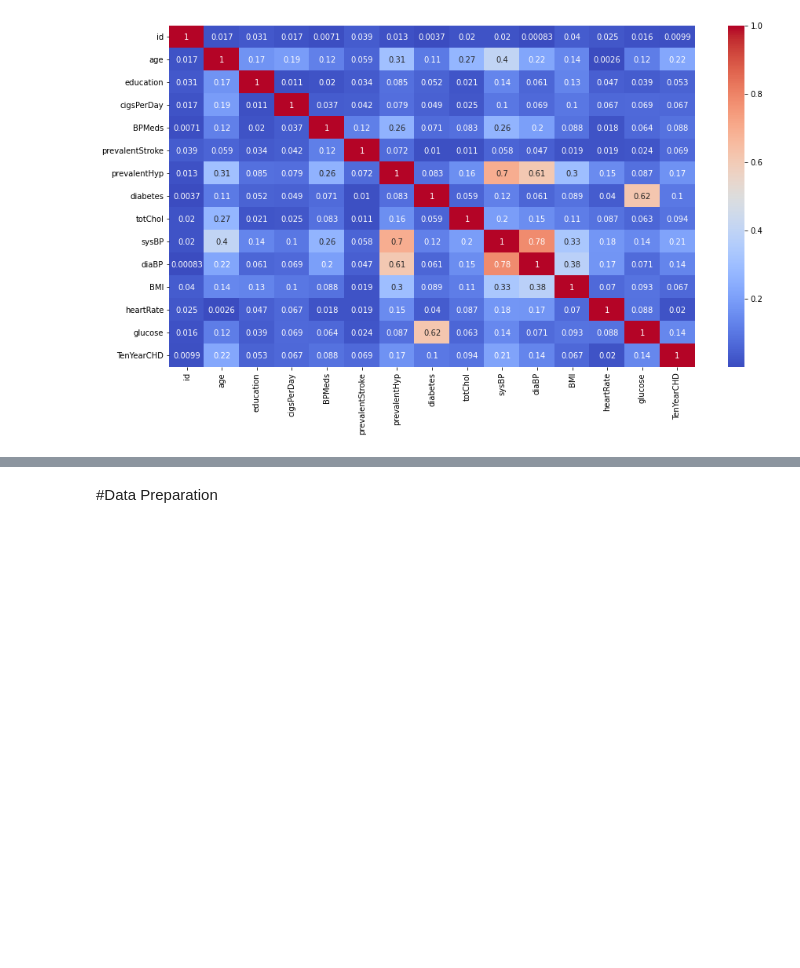
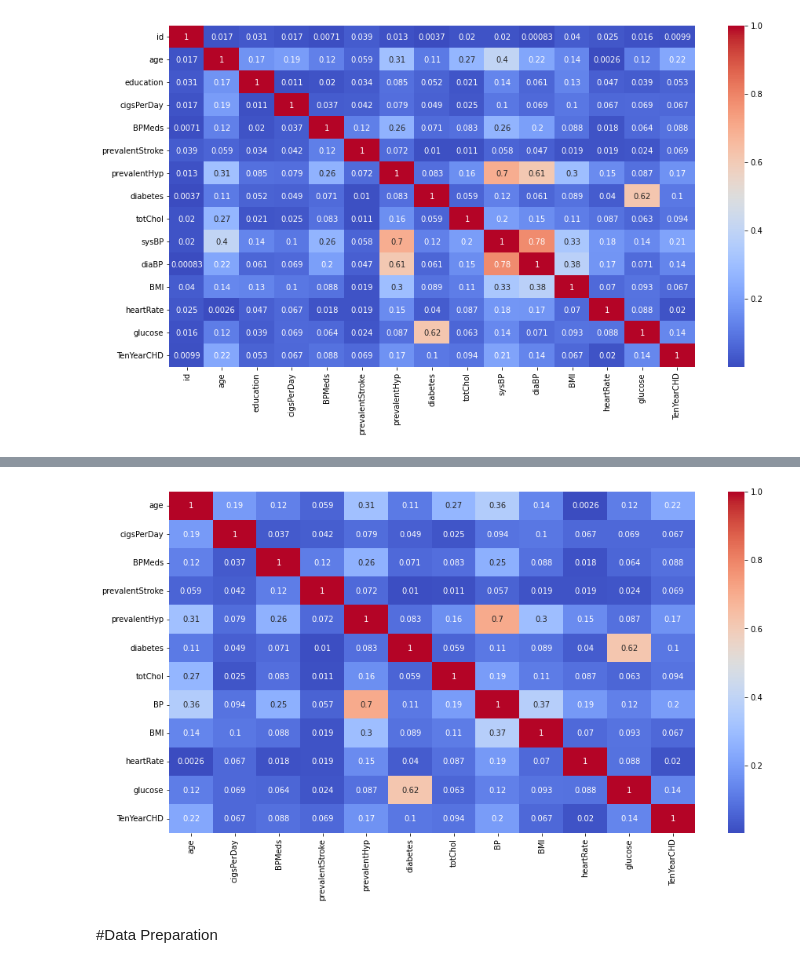
Before and after one commit to Ruchika810/ML-Classification, a Jupyter notebook: Cardiovascular_Risk.ipynb, the cells around one changed output, grey strips where cells are left out. Saved outputs shown, nothing was run; the diff lists cells and outputs as text; code cells hidden in the pictures; blank space fills up the shorter version.

```diff
--- a/Cardiovascular_Risk.ipynb
+++ b/Cardiovascular_Risk.ipynb
@@ -227,3 +229,5 @@ sns.heatmap(abs(correlation), annot=True, cmap='coolwarm')
 plt.show()
 # %% [output]
 [figure]
+# %%
+df['BP'] = (df['diaBP']+df['sysBP'])/2
@@ -229,0 +243,4 @@ plt.show()
+# %%
+df1 = df[['age', 'sex', 'cigsPerDay', 'BPMeds',
+       'prevalentStroke', 'prevalentHyp', 'diabetes', 'totChol',
+       'BP', 'BMI', 'heartRate', 'glucose', 'TenYearCHD']]
@@ -230,3 +256,11 @@ plt.show()
+# %%
+## Correlation matrix
+plt.figure(figsize=(15,8))
+correlation = df1.corr()
+sns.heatmap(abs(correlation), annot=True, cmap='coolwarm')
+plt.show()
+# %% [output]
+[figure, added]
 # %% [markdown]
 #Data Preparation
 # %%
```
Also changed, not shown: parts of 33 cells of this notebook.
